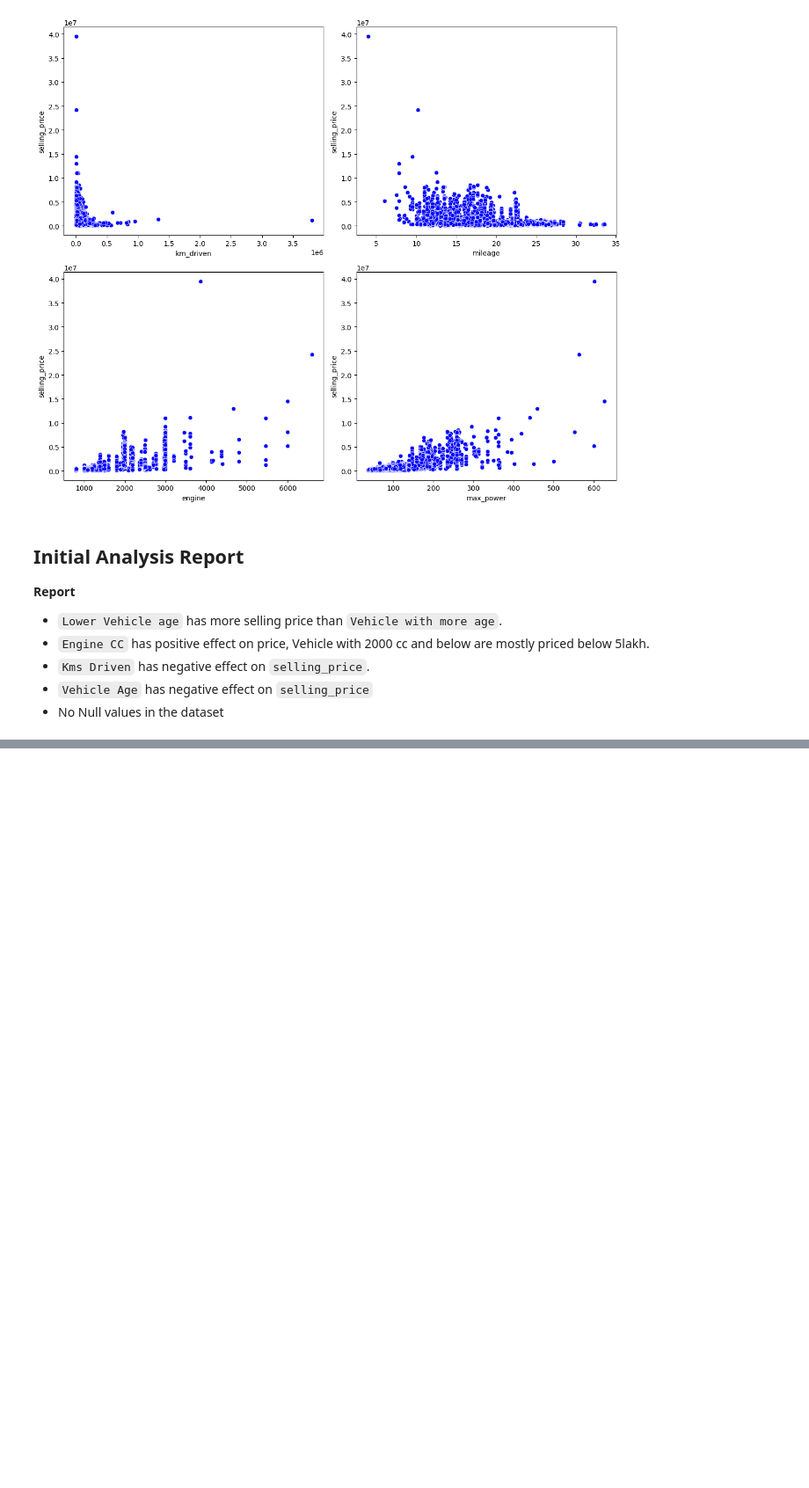
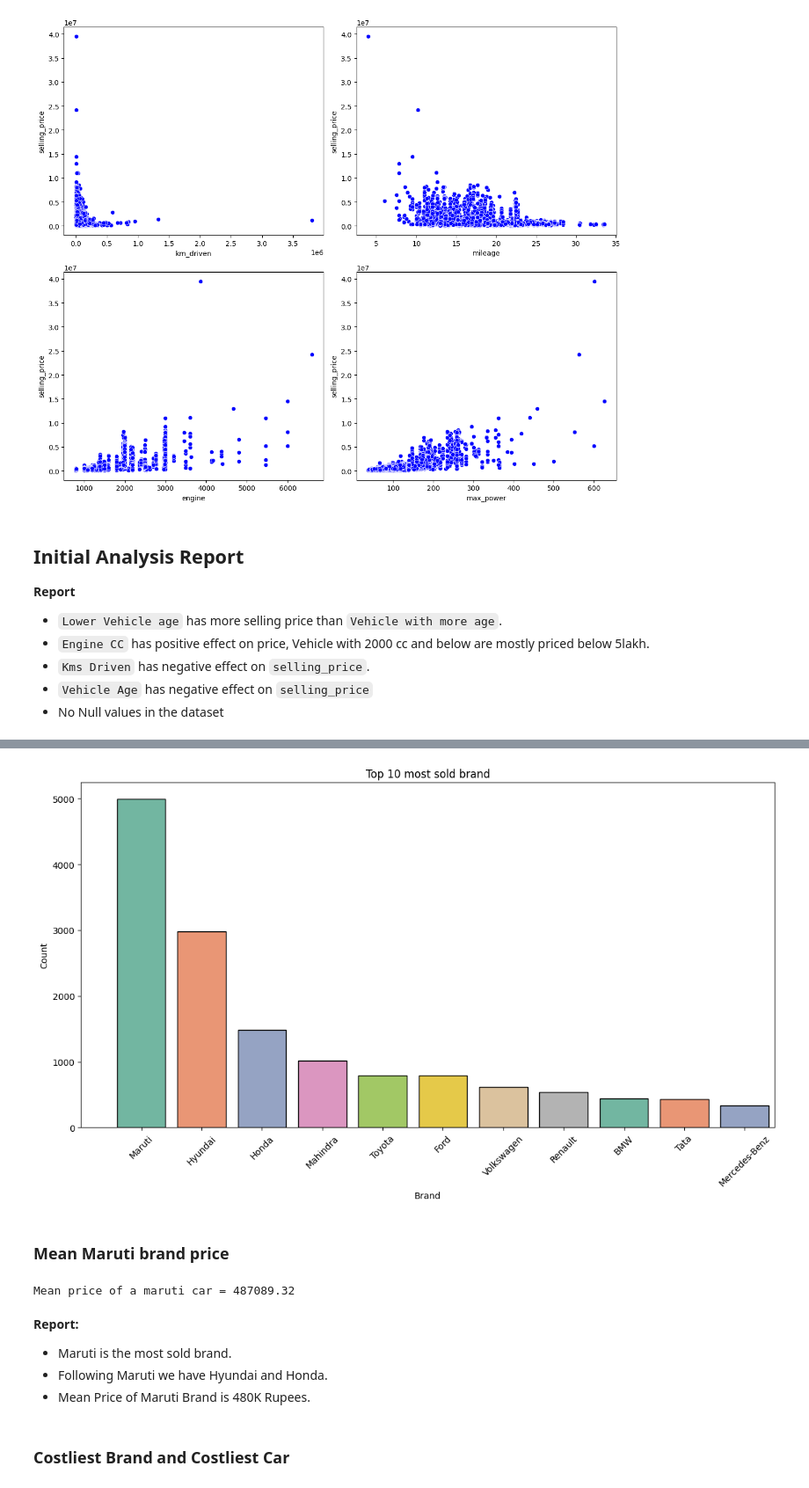
Before and after one commit to RohitKrish46/car-price-predictor, a Jupyter notebook: EDA.ipynb, the cells around one changed output, grey strips where cells are left out. Shown at 88% size. Cells and saved outputs as stored; diff of their text form; code cells hidden in the pictures; blank space fills up the shorter version.

```diff
--- a/EDA.ipynb
+++ b/EDA.ipynb
@@ -240,0 +315,26 @@ ValueError: num must be an integer with 1 <= num <= 4, not 5
+# %%
+plt.subplots(figsize=(14,7))
+sns.countplot(x="brand", data = df, ec="black", palette="Set2", order=df["brand"].value_counts().index)
+plt.title("Top 10 most sold brand")
+plt.ylabel("Count")
+plt.xlabel("Brand")
+plt.xticks(rotation=45)
+plt.xlim(-1, 10.5)
+plt.show()
+# %% [output]
+[figure, added]
+# %% [markdown]
+### Mean Maruti brand price
+# %%
+maruti = df[df["brand"] == "Maruti"]["selling_price"].mean()
+print(f"Mean price of a maruti car = {maruti:.2f}")
+# %% [output]
+Mean price of a maruti car = 487089.32
+# %% [markdown]
+**Report:**
+
+ - Maruti is the most sold brand.
+ - Following Maruti we have Hyundai and Honda.
+ - Mean Price of Maruti Brand is 480K Rupees.
+# %% [markdown]
+### Costliest Brand and Costliest Car
```
Also changed, not shown: parts of 52 cells of this notebook, 1 other file.
